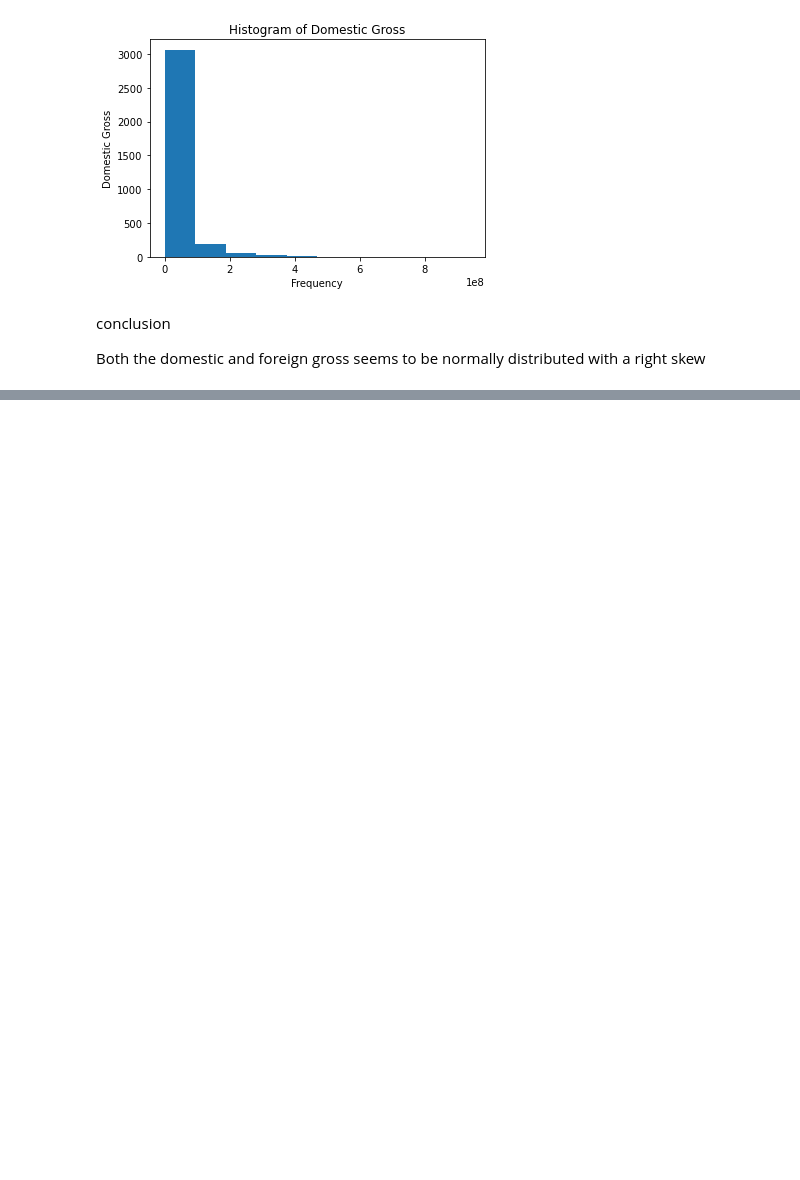
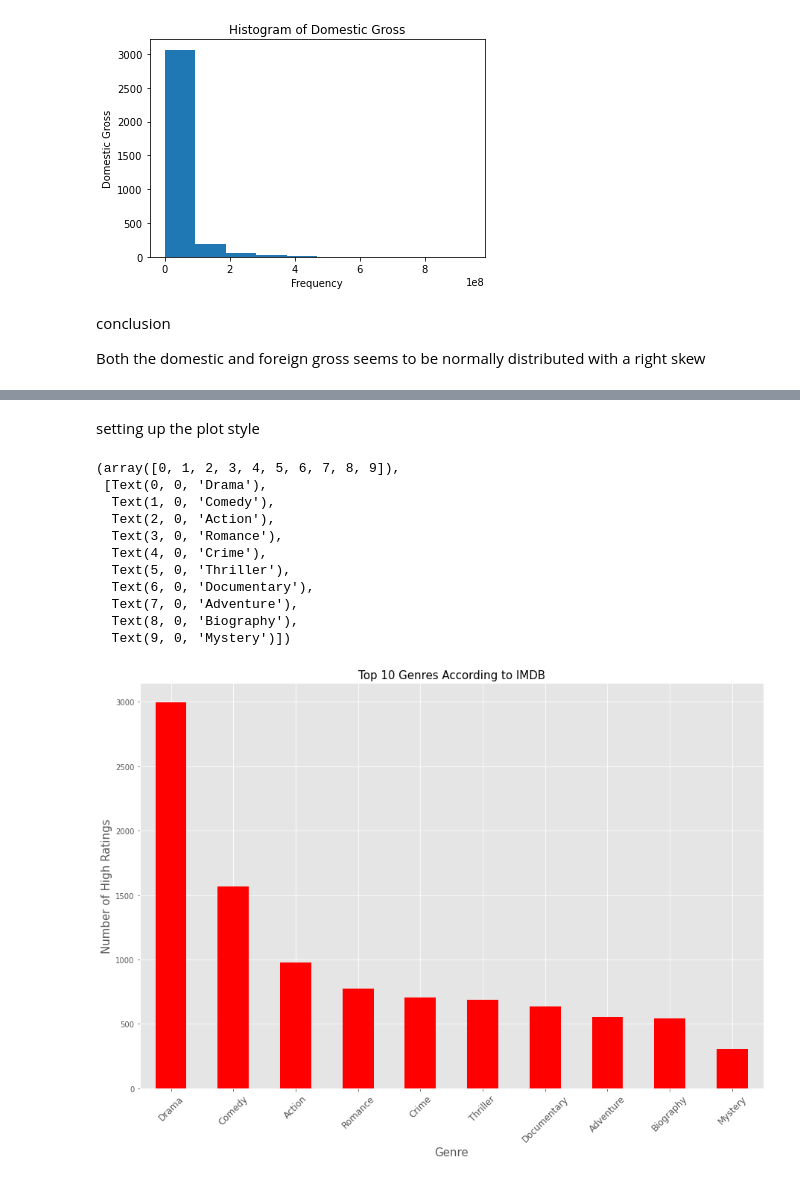
Before and after one commit to samuelhellen/dsc-phase-1-project-v2-4, a Jupyter notebook: student.ipynb, the cells around one changed output, grey strips where cells are left out. Saved outputs shown, nothing was run; the diff lists cells and outputs as text; code cells hidden in the pictures; blank space fills up the shorter version.

```diff
--- a/student.ipynb
+++ b/student.ipynb
@@ -495,3 +555,12 @@ plt.show()
+# %%
+#creating a dataframe where number of votes are greater than 1000
+imdb1 = df3.loc[df3.numvotes > 1000]
+# %%
+#grouping data by genre and rating
+genres1 = imdb1.groupby(['genre','rating'])['movie_id'].count()
+# %%
+#sorting the dataframe by high ratings
+genres1 = genres1.unstack().sort_values('High',ascending = False)[:10]
 # %% [markdown]
 ROTTEN TOMATOES DATASET
 # %%
@@ -644,0 +731,36 @@ Both the domestic and foreign gross seems to be normally distributed with a righ
+# %% [markdown]
+setting up the plot style
+# %%
+plt.style.use('ggplot')
+# %%
+import os
+import matplotlib.pyplot as plt
+
+# Create the directory if it doesn't exist
+os.makedirs('Images', exist_ok=True)
+
+# Plotting a bar graph of most popular genres
+fig, ax = plt.subplots(figsize=(15,10))
+
+title = 'Top 10 Genres According to IMDB'
+y_label = 'Number of High Ratings'
+x_label = 'Genre'
+
+genres1.High.plot(kind='bar', color='red')
+ax.set_title(title, fontsize=15)
+ax.set_ylabel(y_label, fontsize=15)
+ax.set_xlabel(x_label, fontsize=15)
+plt.xticks(rotation=45, fontsize=12)
+# %% [output]
+(array([0, 1, 2, 3, 4, 5, 6, 7, 8, 9]),
+ [Text(0, 0, 'Drama'),
+  Text(1, 0, 'Comedy'),
+  Text(2, 0, 'Action'),
+  Text(3, 0, 'Romance'),
+  Text(4, 0, 'Crime'),
+  Text(5, 0, 'Thriller'),
+  Text(6, 0, 'Documentary'),
+  Text(7, 0, 'Adventure'),
+  Text(8, 0, 'Biography'),
+  Text(9, 0, 'Mystery')])
+[figure, added]
```
Also changed, not shown: parts of 7 cells of this notebook.
